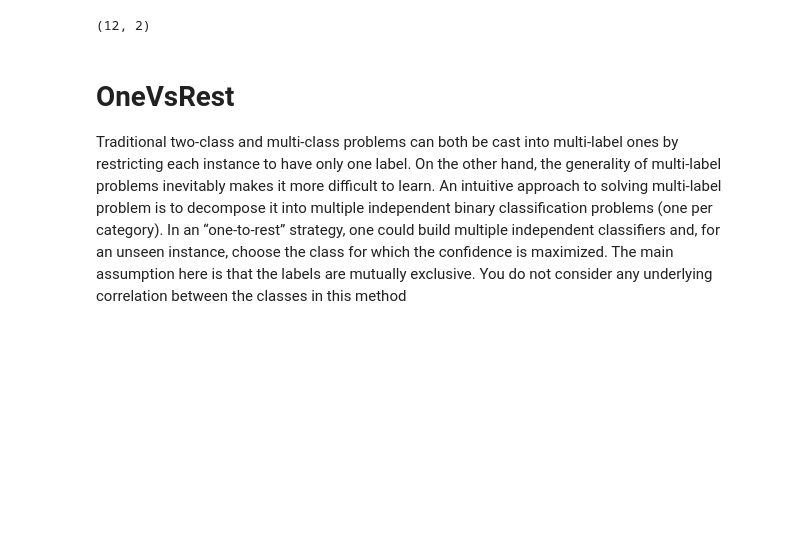
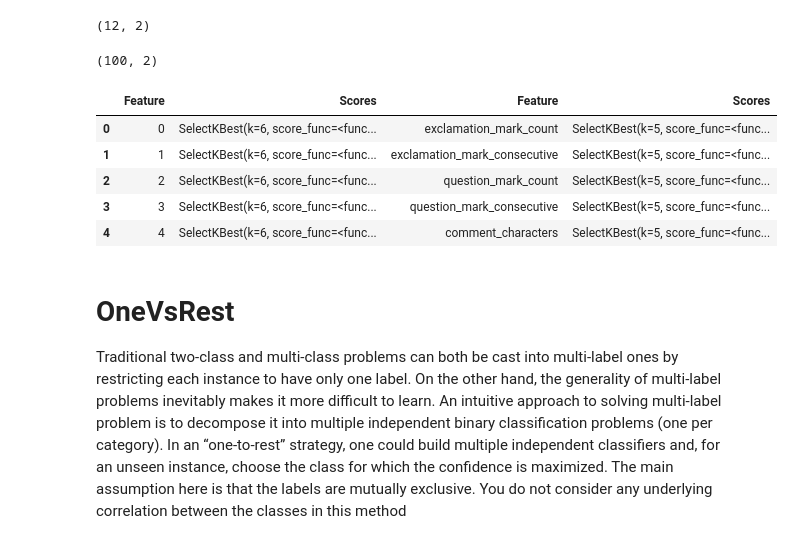
Before and after one commit to orbenishay/Classification, a Jupyter notebook: Toxic_comments_classification.ipynb, the cells around one changed output. Drawn from its saved outputs; the diff is of its cells as text; code cells hidden in the pictures; blank space fills up the shorter version.

```diff
--- a/Toxic_comments_classification.ipynb
+++ b/Toxic_comments_classification.ipynb
@@ -612,14 +612,21 @@ X_train_num_reduced.shape
 #select KBest on TFIDF features
 X_train_tfidf = X_train.loc[:, range(0,100)]
 tfidf_selector = SelectKBest(score_func=f_classif, k=6)
-# %%
-X_train_tfidf_reduced = \
-    pd.DataFrame(tfidf_selector.fit_transform(X_train_tfidf, y_train),
-                 columns=X_train_tfidf.columns[tfidf_selector.get_support()].values)
-X_train_tfidf_reduced.head()
+# %%
+X_train_tfidf_reduced = pd.DataFrame({'Feature' : list(X_train.loc[:, range(0,100)]) , 'Scores':tfidf_selector})
+X_train_tfidf_reduced.shape
+# %% [output]
+(100, 2)
 # %%
-X_processed = pd.concat([X_train_tfidf_reduced, pd.DataFrame(new_num_X)], axis=1)
+X_processed = pd.concat([X_train_tfidf_reduced, pd.DataFrame(X_train_num_reduced)], axis=1)
 X_processed.head()
+# %% [output]
+|  | Feature | Scores | Feature | Scores |
+| 0 | 0 | SelectKBest(k=6, score_func=<func... | exclamation_mark_count | SelectKBest(k=5, score_func=<func... |
+| 1 | 1 | SelectKBest(k=6, score_func=<func... | exclamation_mark_consecutive | SelectKBest(k=5, score_func=<func... |
+| 2 | 2 | SelectKBest(k=6, score_func=<func... | question_mark_count | SelectKBest(k=5, score_func=<func... |
+| 3 | 3 | SelectKBest(k=6, score_func=<func... | question_mark_consecutive | SelectKBest(k=5, score_func=<func... |
+| 4 | 4 | SelectKBest(k=6, score_func=<func... | comment_characters | SelectKBest(k=5, score_func=<func... |
 # %% [markdown]
 # OneVsRest
 Traditional two-class and multi-class problems can both be cast into multi-label ones by restricting each instance to have only one label. On the other hand, the generality of multi-label problems inevitably makes it more difficult to learn. An intuitive approach to solving multi-label problem is to decompose it into multiple independent binary classification problems (one per category).
```
